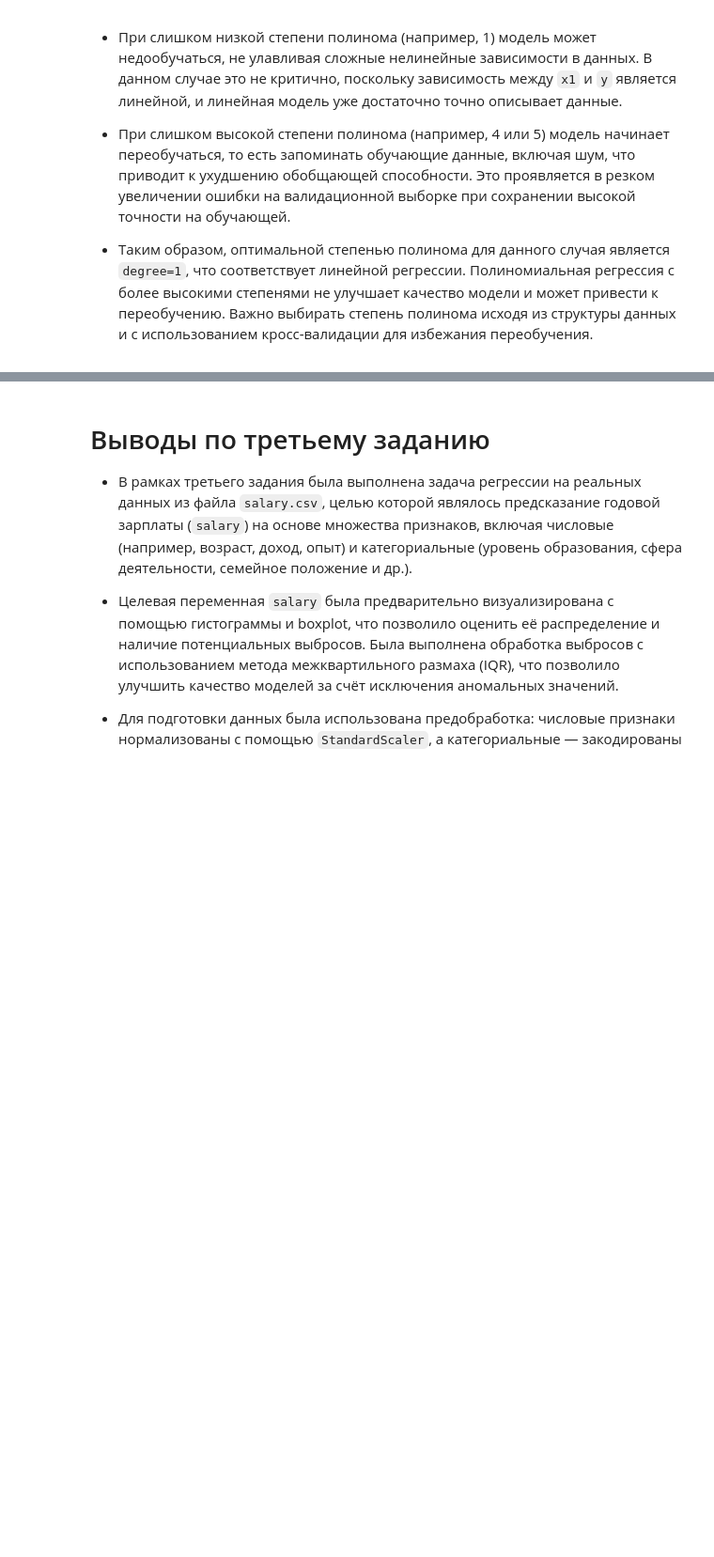
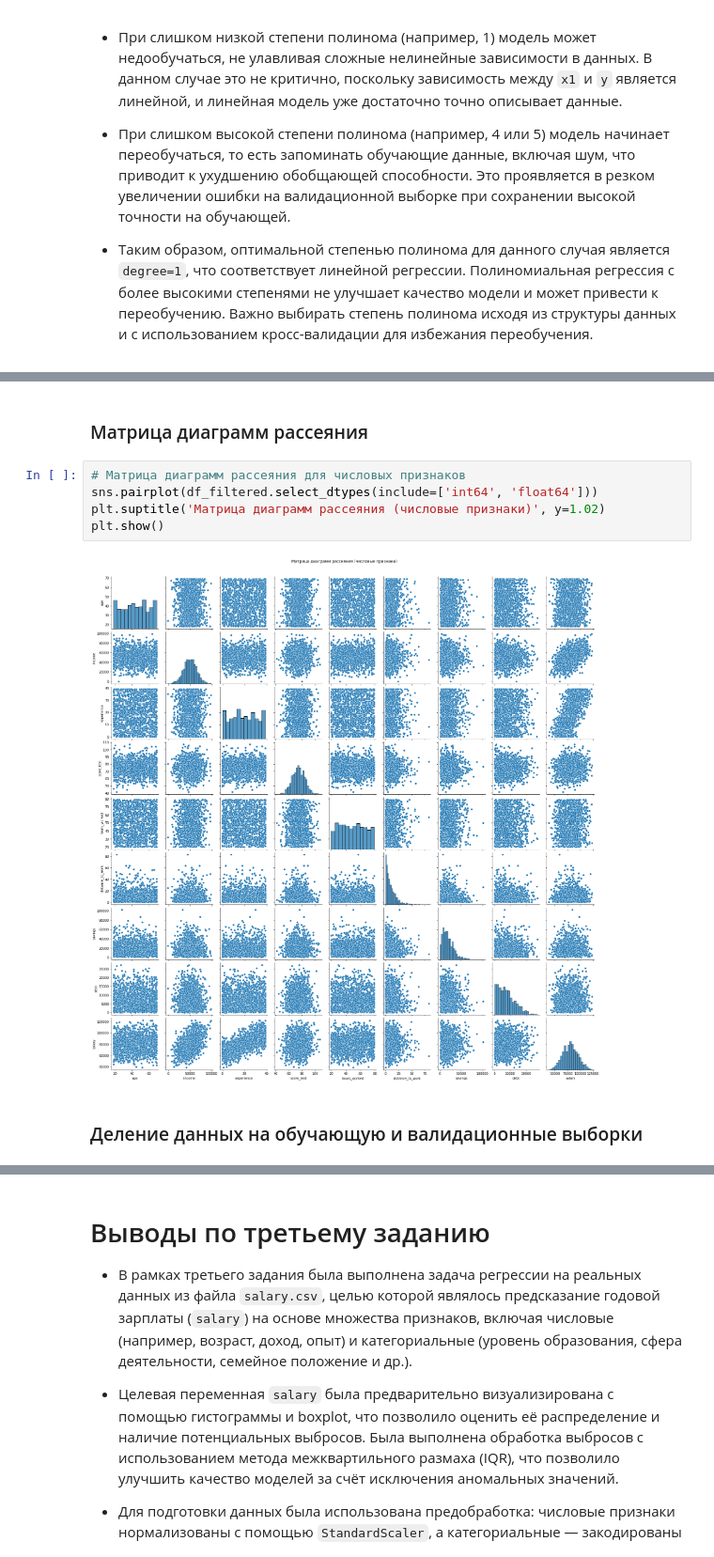
Before and after one commit to Artem12Reshetnikov/Data_Analytics, a Jupyter notebook: ЛР3_Решетников_Вариант_9.ipynb, the cells around one changed output, grey strips where cells are left out. Shown at 94% size. Cells and saved outputs as stored; diff of their text form; blank space fills up the shorter version.

```diff
--- a/ЛР3_Решетников_Вариант_9.ipynb
+++ b/ЛР3_Решетников_Вариант_9.ipynb
@@ -525,0 +500,11 @@ MSE: 114771232.39
+# %% [markdown]
+### Матрица диаграмм рассеяния
+# %%
+# Матрица диаграмм рассеяния для числовых признаков
+sns.pairplot(df_filtered.select_dtypes(include=['int64', 'float64']))
+plt.suptitle('Матрица диаграмм рассеяния (числовые признаки)', y=1.02)
+plt.show()
+# %% [output]
+[figure, added]
+# %% [markdown]
+### Деление данных на обучающую и валидационные выборки
```
Also changed, not shown: parts of 56 cells of this notebook.
